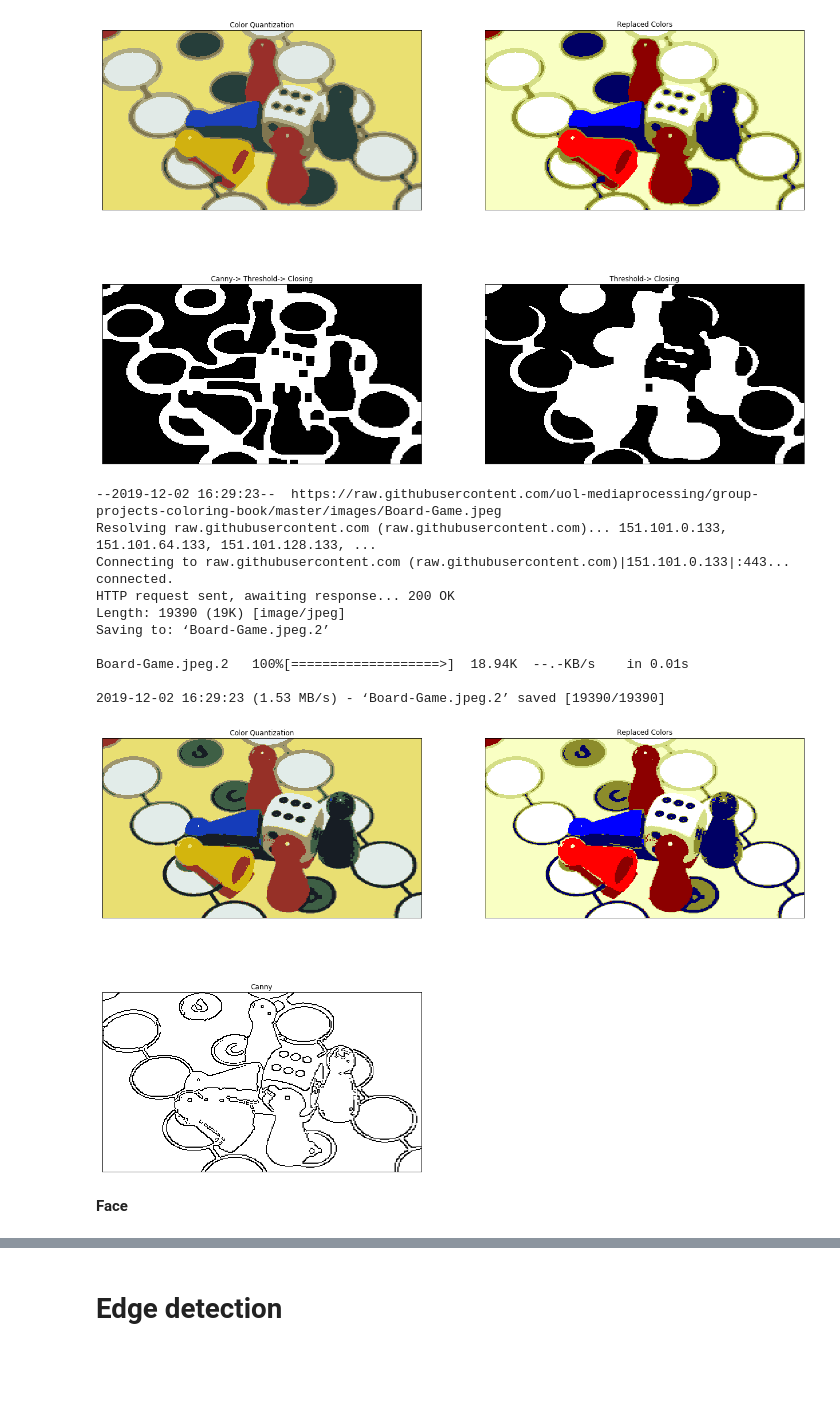
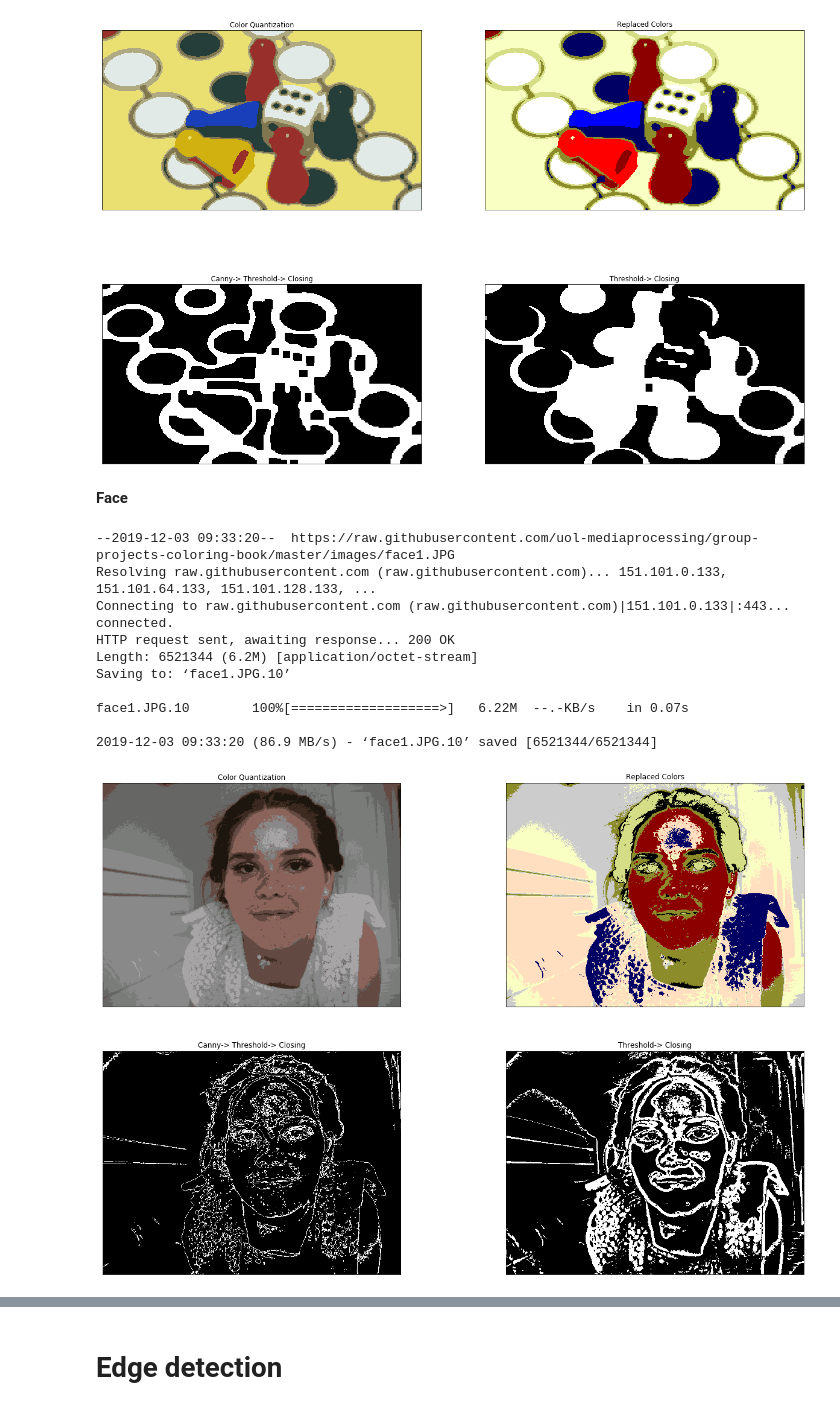
Before and after one commit to uol-mediaprocessing-201920/group-projects-coloring-book, a Jupyter notebook: main_coloring_book.ipynb, the cells around one changed output, grey strips where cells are left out. Cells and saved outputs as stored; diff of their text form; code cells hidden in the pictures; blank space fills up the shorter version.

```diff
--- a/main_coloring_book.ipynb
+++ b/main_coloring_book.ipynb
@@ -578,40 +642,51 @@ Board-Game.jpeg.1   100%[===================>]  18.94K  --.-KB/s    in 0.01s
 
 2019-12-02 16:25:47 (1.48 MB/s) - ‘Board-Game.jpeg.1’ saved [19390/19390]
 [figure]
-# %%
-import matplotlib.pyplot as plt
-import cv2
-import numpy as np
-
-img = load_image("Board-Game.jpeg")
-
-q = color_quantization(img)
-r = color_replacing(q)
-c = canny(r)
-
-
-fig_size = [22,15]
-plt.rcParams["figure.figsize"] = fig_size
-images = [q,r,c]
-titles = ['Color Quantization','Replaced Colors','Canny']
-for i in range(3):
-    plt.subplot(2,2,i+1),plt.imshow(images[i], cmap='gray')
-    plt.title(titles[i])
-    plt.xticks([]),plt.yticks([])
-# %% [output]
---2019-12-02 16:29:23--  https://raw.githubusercontent.com/uol-mediaprocessing/group-projects-coloring-book/master/images/Board-Game.jpeg
-Resolving raw.githubusercontent.com (raw.githubusercontent.com)... 151.101.0.133, 151.101.64.133, 151.101.128.133, ...
-Connecting to raw.githubusercontent.com (raw.githubusercontent.com)|151.101.0.133|:443... connected.
-HTTP request sent, awaiting response... 200 OK
-Length: 19390 (19K) [image/jpeg]
-Saving to: ‘Board-Game.jpeg.2’
-
-Board-Game.jpeg.2   100%[===================>]  18.94K  --.-KB/s    in 0.01s
-
-2019-12-02 16:29:23 (1.53 MB/s) - ‘Board-Game.jpeg.2’ saved [19390/19390]
-[figure, removed]
 # %% [markdown]
 **Face**
+# %%
+import matplotlib.pyplot as plt
+import cv2
+import numpy as np
+
+img = load_image("face1.JPG")
+img = gaussian_blur(img)
+q = color_quantization(img)
+r = color_replacing(q)
+c = canny(r)
+
+a = adaptive_threshold(c)
+i = cv2.bitwise_not(a)
+kernel = np.ones((7,7),np.uint8)
+f = cv2.morphologyEx(i, cv2.MORPH_CLOSE, kernel)
+
+g = gray(r)
+x = adaptive_threshold(g)
+y = cv2.bitwise_not(x)
+f2 = cv2.morphologyEx(y, cv2.MORPH_CLOSE, kernel)
+
+
+
+fig_size = [22,15]
+plt.rcParams["figure.figsize"] = fig_size
+images = [q,r,f,f2]
+titles = ['Color Quantization','Replaced Colors','Canny-> Threshold-> Closing','Threshold-> Closing']
+for i in range(4):
+    plt.subplot(2,2,i+1),plt.imshow(images[i], cmap='gray')
+    plt.title(titles[i])
+    plt.xticks([]),plt.yticks([])
+# %% [output]
+--2019-12-03 09:33:20--  https://raw.githubusercontent.com/uol-mediaprocessing/group-projects-coloring-book/master/images/face1.JPG
+Resolving raw.githubusercontent.com (raw.githubusercontent.com)... 151.101.0.133, 151.101.64.133, 151.101.128.133, ...
+Connecting to raw.githubusercontent.com (raw.githubusercontent.com)|151.101.0.133|:443... connected.
+HTTP request sent, awaiting response... 200 OK
+Length: 6521344 (6.2M) [application/octet-stream]
+Saving to: ‘face1.JPG.10’
+
+face1.JPG.10        100%[===================>]   6.22M  --.-KB/s    in 0.07s
+
+2019-12-03 09:33:20 (86.9 MB/s) - ‘face1.JPG.10’ saved [6521344/6521344]
+[figure, added]
 # %%
 def face_threshold(img):
 
```
Also changed, not shown: parts of 4 cells of this notebook.
